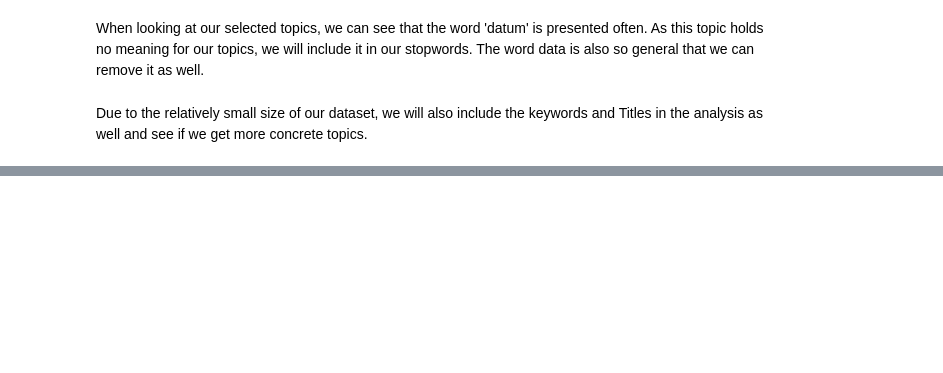
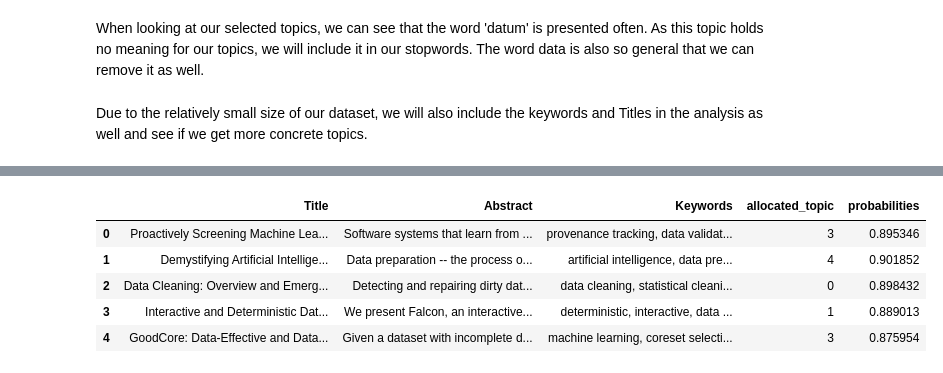
Before and after one commit to tklein98/Data_Quality_Assessment, a Jupyter notebook: Untitled.ipynb, the cells around one changed output, grey strips where cells are left out. Cells and saved outputs as stored; diff of their text form; code cells hidden in the pictures; blank space fills up the shorter version.

```diff
--- a/Untitled.ipynb
+++ b/Untitled.ipynb
@@ -291 +306,9 @@ plt.plot(scores.keys(),list(scores.values()))
+# %%
+scores_list = list(scores.values())
+
+n_max_score = scores_list.index(max(scores_list))+2
+
+# Custom number of topics
+
+n_max_score = 5
 # %% [markdown]
@@ -327,0 +393,14 @@ doc_lda = lda_model_2[corpus]
+# %%
+# Displaying information in new table
+
+topic_allocation = data.copy()
+topic_allocation['allocated_topic'] = allocated_topic
+topic_allocation['probabilities'] = probabilities
+topic_allocation.head()
+# %% [output]
+|  | Title | Abstract | Keywords | allocated_topic | probabilities |
+| 0 | Proactively Screening Machine Lea... | Software systems that learn from ... | provenance tracking, data validat... | 3 | 0.895346 |
+| 1 | Demystifying Artificial Intellige... | Data preparation -- the process o... | artificial intelligence, data pre... | 4 | 0.901852 |
+| 2 | Data Cleaning: Overview and Emerg... | Detecting and repairing dirty dat... | data cleaning, statistical cleani... | 0 | 0.898432 |
+| 3 | Interactive and Deterministic Dat... | We present Falcon, an interactive... | deterministic, interactive, data ... | 1 | 0.889013 |
+| 4 | GoodCore: Data-Effective and Data... | Given a dataset with incomplete d... | machine learning, coreset selecti... | 3 | 0.875954 |
```
Also changed, not shown: parts of 30 cells of this notebook.
